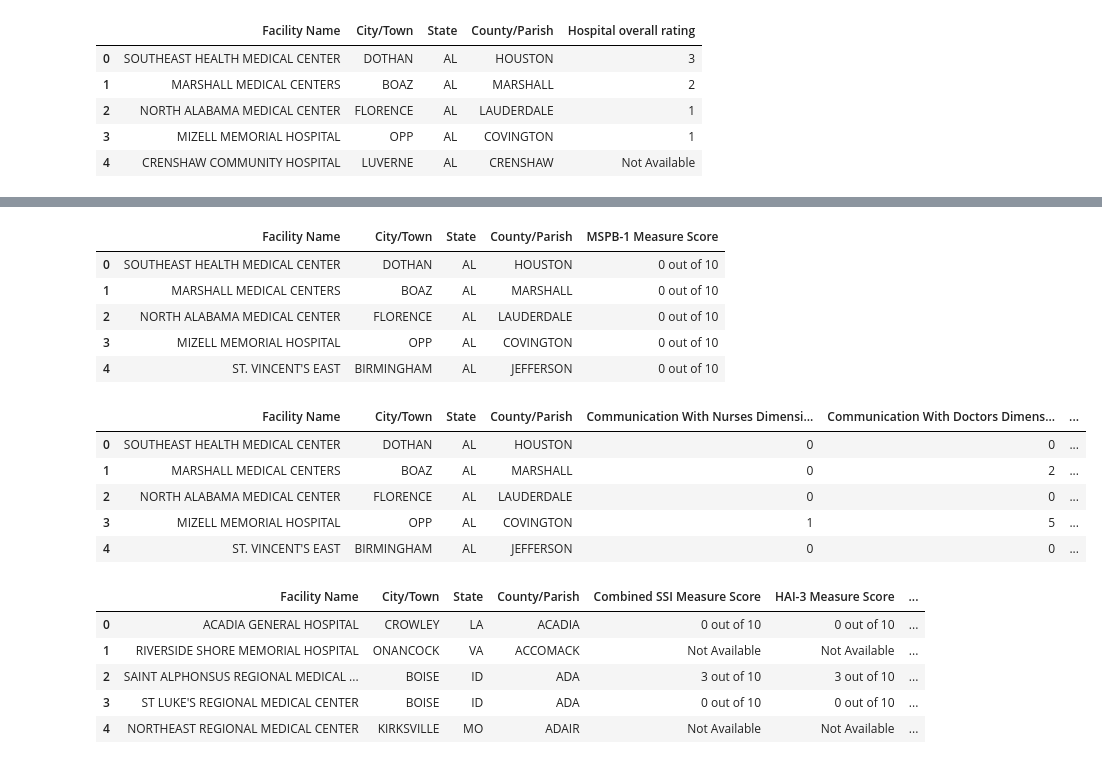
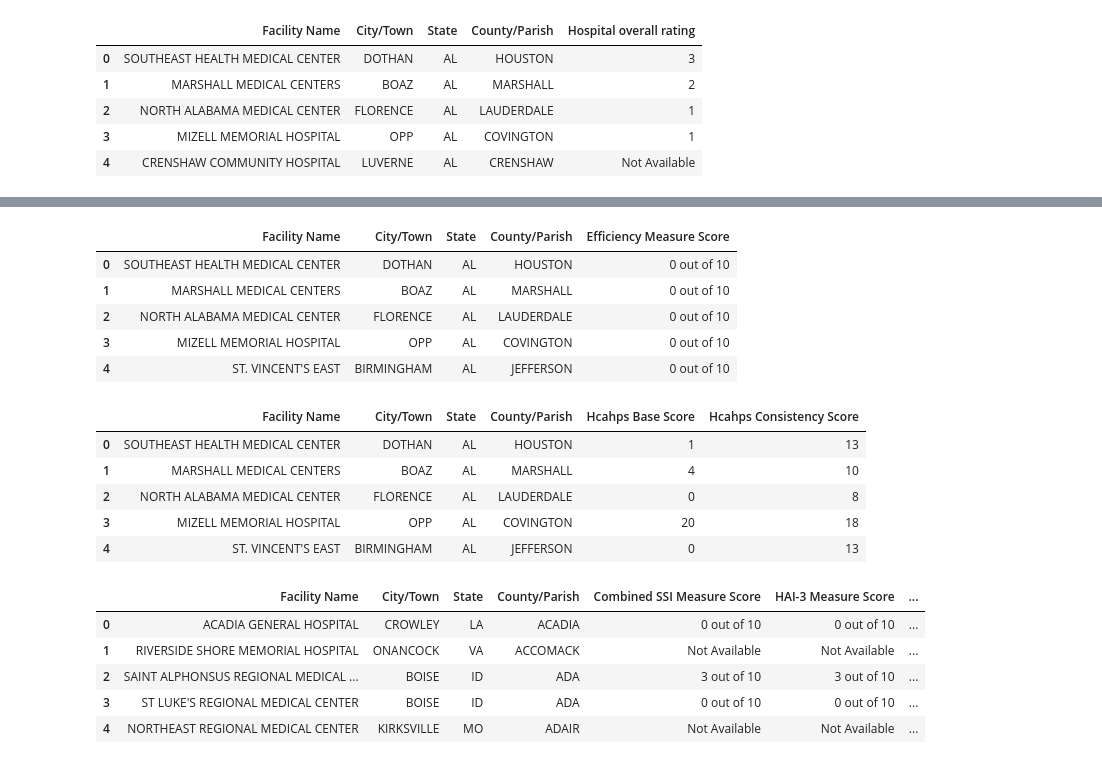
Before and after one commit to JackBrandt/jackbrandt.github.io, a Jupyter notebook: data_cleaning_joining.ipynb, the cells around one changed output, grey strips where cells are left out. Cells and saved outputs as stored; diff of their text form; code cells hidden in the pictures.

```diff
--- a/data_cleaning_joining.ipynb
+++ b/data_cleaning_joining.ipynb
@@ -110,21 +110,33 @@ hvbp_clinical.head()
 # %%
+hvbp_efficiency.rename(columns={'MSPB-1 Measure Score': 'Efficiency Measure Score'}, inplace=True)
 hvbp_efficiency.head()
 # %% [output]
-|  | Facility Name | City/Town | State | County/Parish | MSPB-1 Measure Score |
+|  | Facility Name | City/Town | State | County/Parish | Efficiency Measure Score |
 | 0 | SOUTHEAST HEALTH MEDICAL CENTER | DOTHAN | AL | HOUSTON | 0 out of 10 |
 | 1 | MARSHALL MEDICAL CENTERS | BOAZ | AL | MARSHALL | 0 out of 10 |
 | 2 | NORTH ALABAMA MEDICAL CENTER | FLORENCE | AL | LAUDERDALE | 0 out of 10 |
 | 3 | MIZELL MEMORIAL HOSPITAL | OPP | AL | COVINGTON | 0 out of 10 |
 | 4 | ST. VINCENT'S EAST | BIRMINGHAM | AL | JEFFERSON | 0 out of 10 |
 # %%
+cols = [
+    "Communication With Nurses Dimension Score",
+    "Communication With Doctors Dimension Score",
+    "Responsiveness Of Hospital Staff Dimension Score",
+    "Care Transition Dimension Score",
+    "Communication About Medicines Dimension Score",
+    "Cleanliness And Quietness Of Hospital Environment Dimension Score",
+    "Discharge Information Dimension Score",
+    "Overall Rating Of Hospital Dimension Score"
+]
+hvbp_engagement.drop(columns=cols,inplace=True)
 hvbp_engagement.head()
 # %% [output]
-|  | Facility Name | City/Town | State | County/Parish | Communication With Nurses Dimensi... | Communication With Doctors Dimens... | ... |
-| 0 | SOUTHEAST HEALTH MEDICAL CENTER | DOTHAN | AL | HOUSTON | 0 | 0 | ... |
-| 1 | MARSHALL MEDICAL CENTERS | BOAZ | AL | MARSHALL | 0 | 2 | ... |
-| 2 | NORTH ALABAMA MEDICAL CENTER | FLORENCE | AL | LAUDERDALE | 0 | 0 | ... |
-| 3 | MIZELL MEMORIAL HOSPITAL | OPP | AL | COVINGTON | 1 | 5 | ... |
-| 4 | ST. VINCENT'S EAST | BIRMINGHAM | AL | JEFFERSON | 0 | 0 | ... |
+|  | Facility Name | City/Town | State | County/Parish | Hcahps Base Score | Hcahps Consistency Score |
+| 0 | SOUTHEAST HEALTH MEDICAL CENTER | DOTHAN | AL | HOUSTON | 1 | 13 |
+| 1 | MARSHALL MEDICAL CENTERS | BOAZ | AL | MARSHALL | 4 | 10 |
+| 2 | NORTH ALABAMA MEDICAL CENTER | FLORENCE | AL | LAUDERDALE | 0 | 8 |
+| 3 | MIZELL MEMORIAL HOSPITAL | OPP | AL | COVINGTON | 20 | 18 |
+| 4 | ST. VINCENT'S EAST | BIRMINGHAM | AL | JEFFERSON | 0 | 13 |
 # %%
 hvbp_safety.head()
 # %% [output]
```
Also changed, not shown: parts of 16 cells of this notebook, 19 other files.
